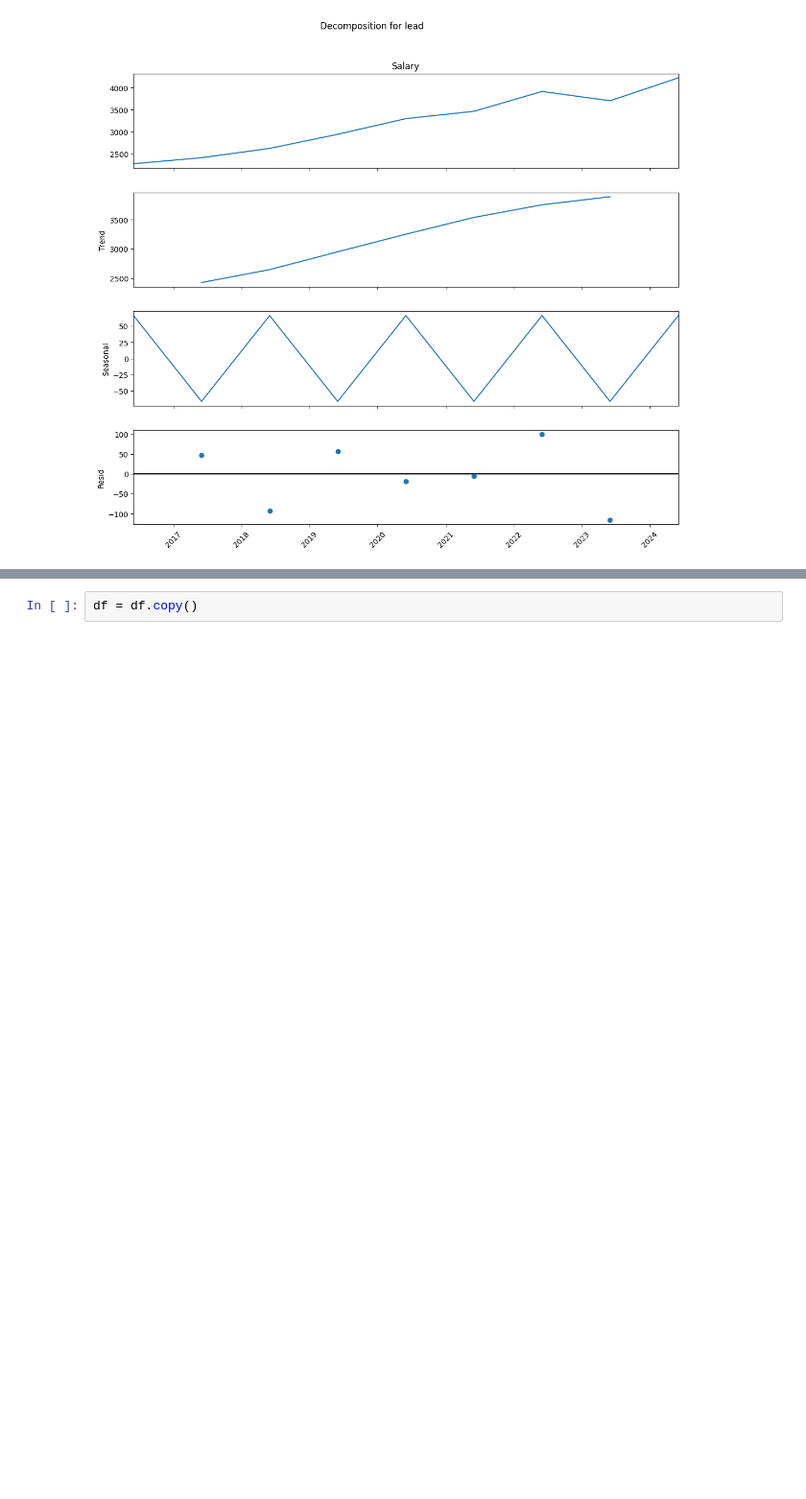
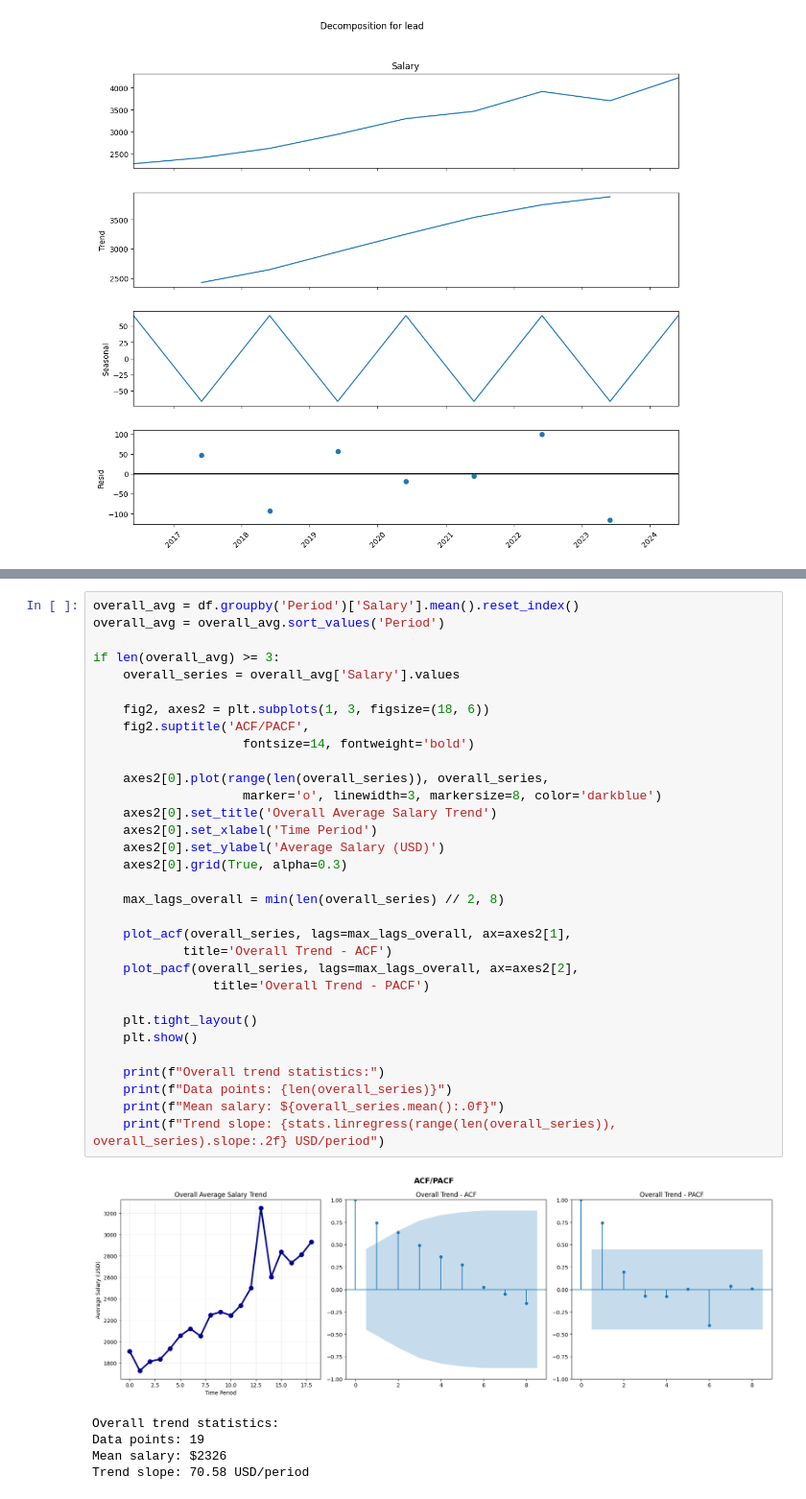
Before and after one commit to Lapraf/Salary-prediction, a Jupyter notebook: Term_paper/Model.ipynb, the cells around one changed output, grey strips where cells are left out. Shown at 96% size. Saved outputs shown, nothing was run; the diff lists cells and outputs as text; blank space fills up the shorter version.

```diff
--- a/Term_paper/Model.ipynb
+++ b/Term_paper/Model.ipynb
@@ -279,2 +169,38 @@ NameError: name 'stats' is not defined
-# %%
-df = df.copy()
+# %%
+overall_avg = df.groupby('Period')['Salary'].mean().reset_index()
+overall_avg = overall_avg.sort_values('Period')
+
+if len(overall_avg) >= 3:
+    overall_series = overall_avg['Salary'].values
+
+    fig2, axes2 = plt.subplots(1, 3, figsize=(18, 6))
+    fig2.suptitle('ACF/PACF',
+                    fontsize=14, fontweight='bold')
+
+    axes2[0].plot(range(len(overall_series)), overall_series,
+                    marker='o', linewidth=3, markersize=8, color='darkblue')
+    axes2[0].set_title('Overall Average Salary Trend')
+    axes2[0].set_xlabel('Time Period')
+    axes2[0].set_ylabel('Average Salary (USD)')
+    axes2[0].grid(True, alpha=0.3)
+
+    max_lags_overall = min(len(overall_series) // 2, 8)
+
+    plot_acf(overall_series, lags=max_lags_overall, ax=axes2[1],
+            title='Overall Trend - ACF')
+    plot_pacf(overall_series, lags=max_lags_overall, ax=axes2[2],
+                title='Overall Trend - PACF')
+
+    plt.tight_layout()
+    plt.show()
+
+    print(f"Overall trend statistics:")
+    print(f"Data points: {len(overall_series)}")
+    print(f"Mean salary: ${overall_series.mean():.0f}")
+    print(f"Trend slope: {stats.linregress(range(len(overall_series)), overall_series).slope:.2f} USD/period")
+# %% [output]
+[figure, added]
+Overall trend statistics:
+Data points: 19
+Mean salary: $2326
+Trend slope: 70.58 USD/period
```
Also changed, not shown: parts of 15 cells of this notebook, 1 other file.
